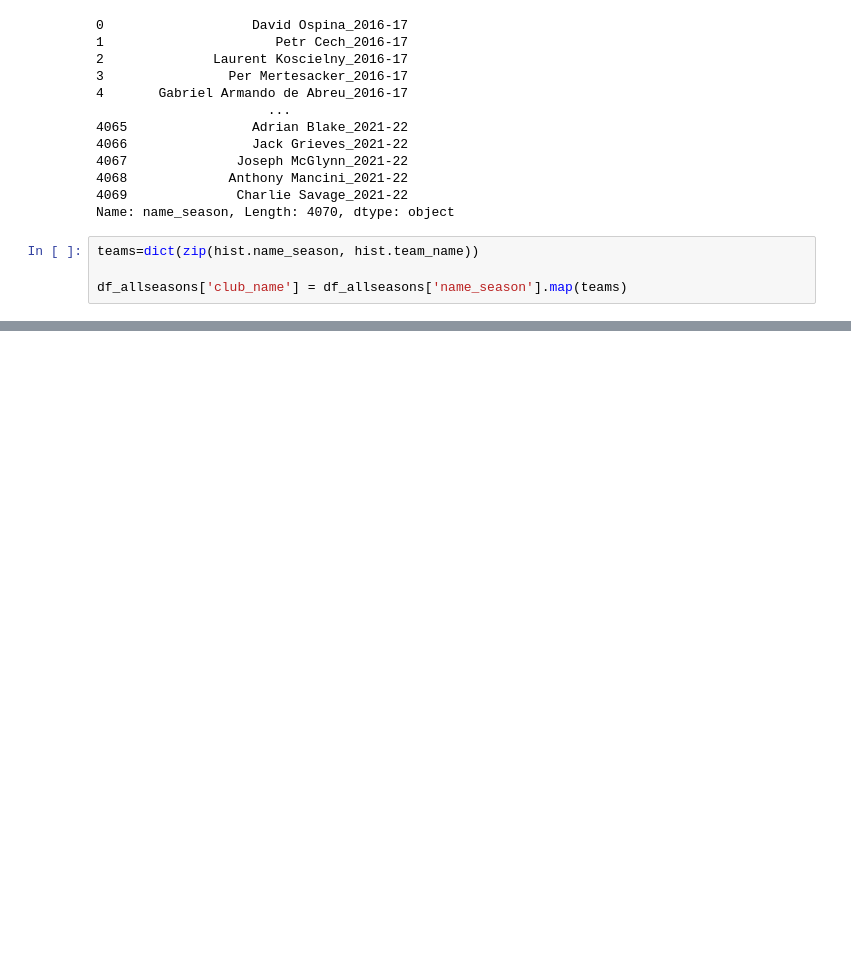
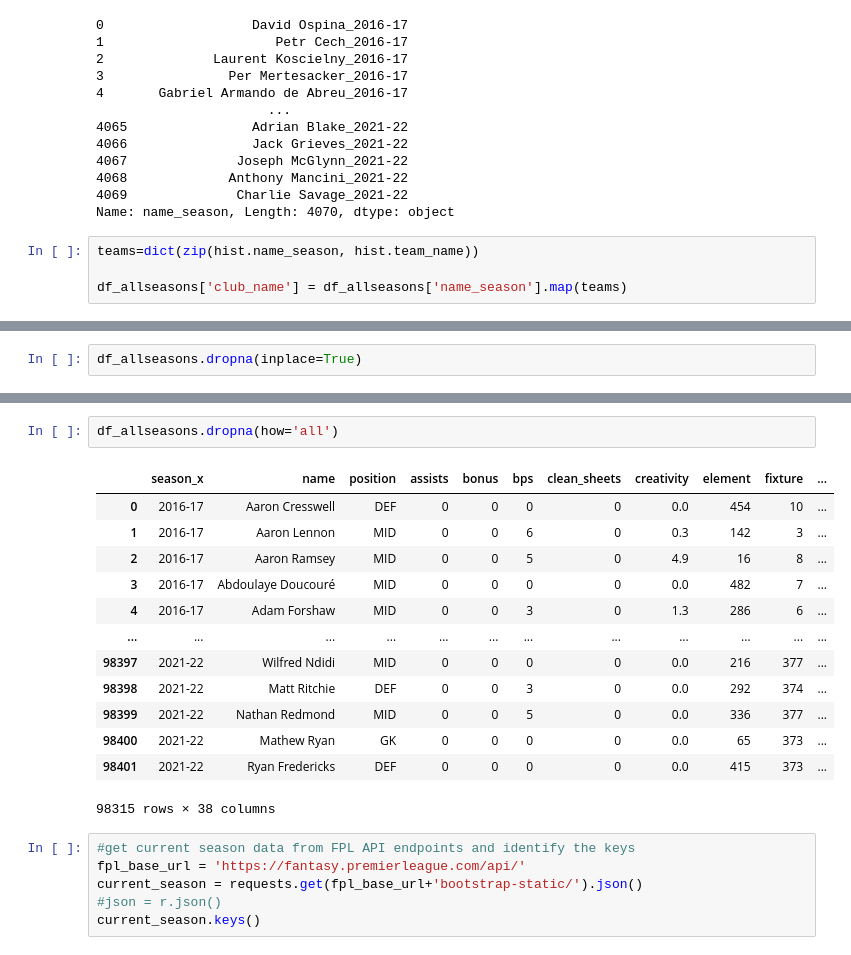
Before and after one commit to laniyadapo/FantasyPremierLeague, a Jupyter notebook: fantasy_test.ipynb, the cells around one changed output, grey strips where cells are left out. Cells and saved outputs as stored; diff of their text form; blank space fills up the shorter version.

```diff
--- a/fantasy_test.ipynb
+++ b/fantasy_test.ipynb
@@ -194 +222,3 @@ ValueError: expr must be a string to be evaluated, <class 'list'> given
+# %%
+df_allseasons.dropna(inplace=True)
 # %%
@@ -205,0 +244,22 @@ Index(['season_x', 'name', 'position', 'assists', 'bonus', 'bps',
+# %%
+df_allseasons.dropna(how='all')
+# %% [output]
+|  | season_x | name | position | assists | bonus | bps | clean_sheets | creativity | element | fixture | ... |
+| 0 | 2016-17 | Aaron Cresswell | DEF | 0 | 0 | 0 | 0 | 0.0 | 454 | 10 | ... |
+| 1 | 2016-17 | Aaron Lennon | MID | 0 | 0 | 6 | 0 | 0.3 | 142 | 3 | ... |
+| 2 | 2016-17 | Aaron Ramsey | MID | 0 | 0 | 5 | 0 | 4.9 | 16 | 8 | ... |
+| 3 | 2016-17 | Abdoulaye Doucouré | MID | 0 | 0 | 0 | 0 | 0.0 | 482 | 7 | ... |
+| 4 | 2016-17 | Adam Forshaw | MID | 0 | 0 | 3 | 0 | 1.3 | 286 | 6 | ... |
+| ... | ... | ... | ... | ... | ... | ... | ... | ... | ... | ... | ... |
+| 98397 | 2021-22 | Wilfred Ndidi | MID | 0 | 0 | 0 | 0 | 0.0 | 216 | 377 | ... |
+| 98398 | 2021-22 | Matt Ritchie | DEF | 0 | 0 | 3 | 0 | 0.0 | 292 | 374 | ... |
+| 98399 | 2021-22 | Nathan Redmond | MID | 0 | 0 | 5 | 0 | 0.0 | 336 | 377 | ... |
+| 98400 | 2021-22 | Mathew Ryan | GK | 0 | 0 | 0 | 0 | 0.0 | 65 | 373 | ... |
+| 98401 | 2021-22 | Ryan Fredericks | DEF | 0 | 0 | 0 | 0 | 0.0 | 415 | 373 | ... |
+98315 rows × 38 columns
+# %%
+#get current season data from FPL API endpoints and identify the keys
+fpl_base_url = 'https://fantasy.premierleague.com/api/'
+current_season = requests.get(fpl_base_url+'bootstrap-static/').json()
+#json = r.json()
+current_season.keys()
```
Also changed, not shown: parts of 18 cells of this notebook, 1 other file.
